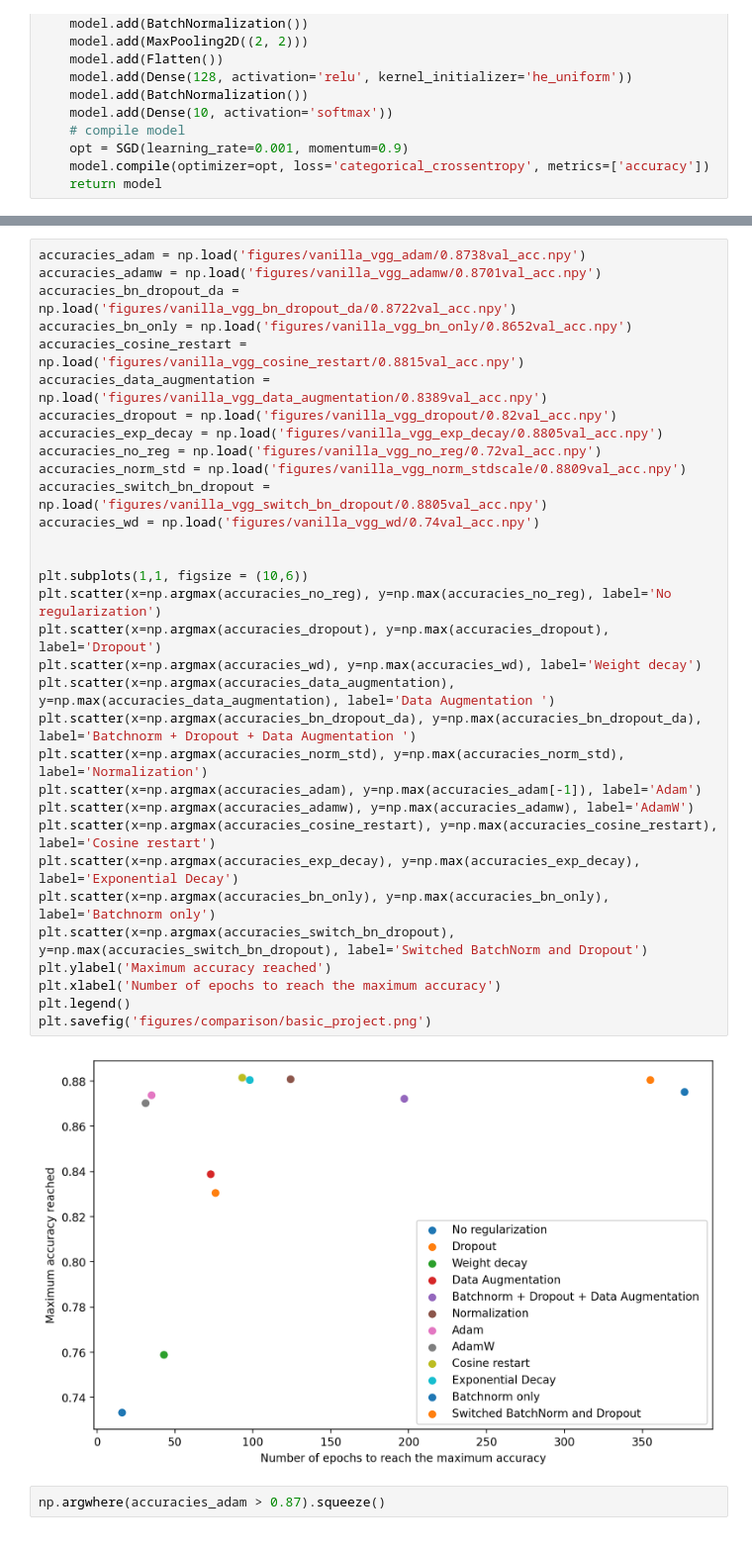
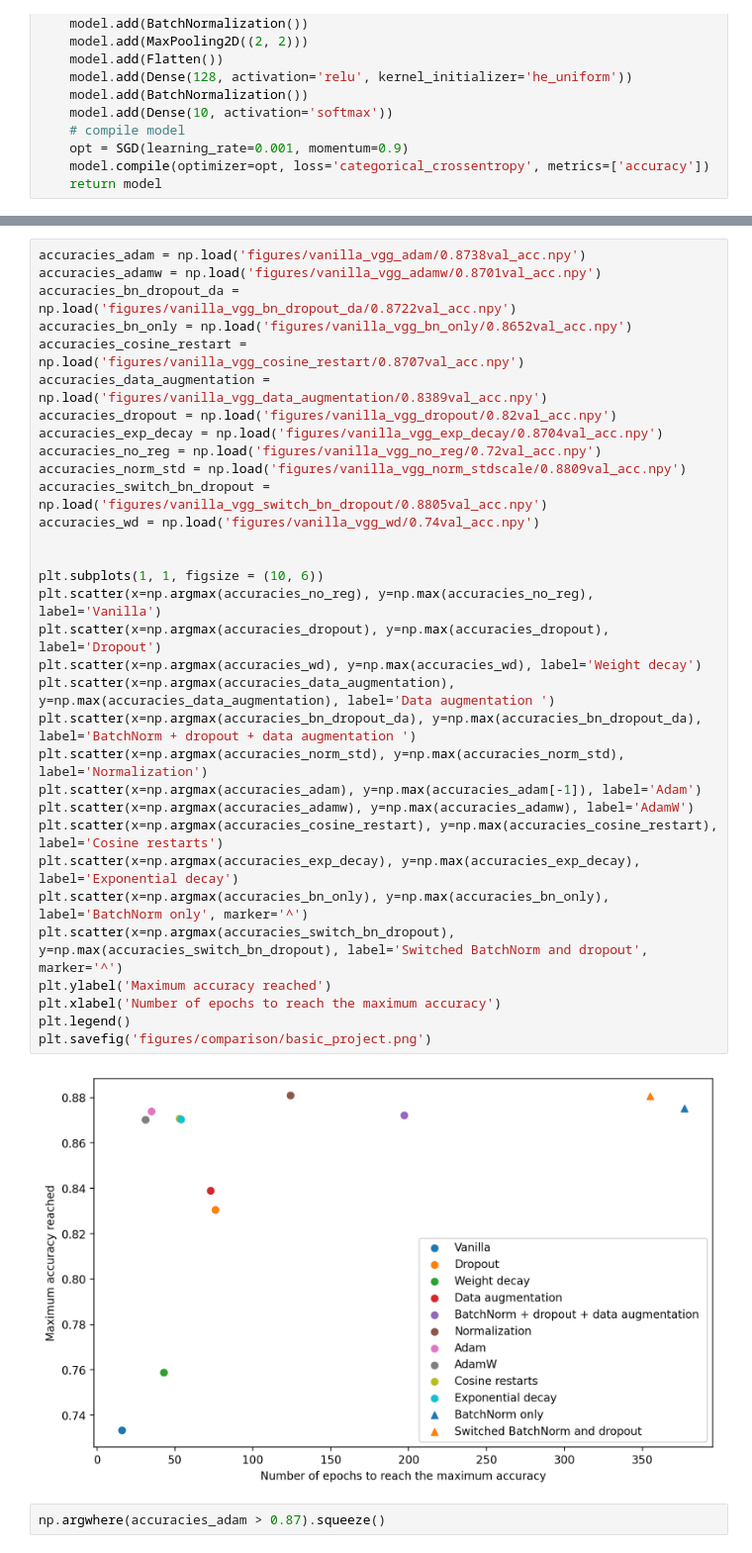
Before and after one commit to stefanvanberkum/ResNet, a Jupyter notebook: VGGNet.ipynb, the cells around one changed output, grey strips where cells are left out. Shown at 99% size. Saved outputs shown, nothing was run; the diff lists cells and outputs as text.

```diff
--- a/VGGNet.ipynb
+++ b/VGGNet.ipynb
@@ -1089,37 +1091,37 @@ Epoch 306/400
 # %%
 accuracies_adam = np.load('figures/vanilla_vgg_adam/0.8738val_acc.npy')
 accuracies_adamw = np.load('figures/vanilla_vgg_adamw/0.8701val_acc.npy')
 accuracies_bn_dropout_da = np.load('figures/vanilla_vgg_bn_dropout_da/0.8722val_acc.npy')
 accuracies_bn_only = np.load('figures/vanilla_vgg_bn_only/0.8652val_acc.npy')
-accuracies_cosine_restart = np.load('figures/vanilla_vgg_cosine_restart/0.8815val_acc.npy')
+accuracies_cosine_restart = np.load('figures/vanilla_vgg_cosine_restart/0.8707val_acc.npy')
 accuracies_data_augmentation = np.load('figures/vanilla_vgg_data_augmentation/0.8389val_acc.npy')
 accuracies_dropout = np.load('figures/vanilla_vgg_dropout/0.82val_acc.npy')
-accuracies_exp_decay = np.load('figures/vanilla_vgg_exp_decay/0.8805val_acc.npy')
+accuracies_exp_decay = np.load('figures/vanilla_vgg_exp_decay/0.8704val_acc.npy')
 accuracies_no_reg = np.load('figures/vanilla_vgg_no_reg/0.72val_acc.npy')
 accuracies_norm_std = np.load('figures/vanilla_vgg_norm_stdscale/0.8809val_acc.npy')
 accuracies_switch_bn_dropout = np.load('figures/vanilla_vgg_switch_bn_dropout/0.8805val_acc.npy')
 accuracies_wd = np.load('figures/vanilla_vgg_wd/0.74val_acc.npy')
 
 
-plt.subplots(1,1, figsize = (10,6))
-plt.scatter(x=np.argmax(accuracies_no_reg), y=np.max(accuracies_no_reg), label='No regularization')
+plt.subplots(1, 1, figsize = (10, 6))
+plt.scatter(x=np.argmax(accuracies_no_reg), y=np.max(accuracies_no_reg), label='Vanilla')
 plt.scatter(x=np.argmax(accuracies_dropout), y=np.max(accuracies_dropout), label='Dropout')
 plt.scatter(x=np.argmax(accuracies_wd), y=np.max(accuracies_wd), label='Weight decay')
-plt.scatter(x=np.argmax(accuracies_data_augmentation), y=np.max(accuracies_data_augmentation), label='Data Augmentation ')
-plt.scatter(x=np.argmax(accuracies_bn_dropout_da), y=np.max(accuracies_bn_dropout_da), label='Batchnorm + Dropout + Data Augmentation ')
+plt.scatter(x=np.argmax(accuracies_data_augmentation), y=np.max(accuracies_data_augmentation), label='Data augmentation ')
+plt.scatter(x=np.argmax(accuracies_bn_dropout_da), y=np.max(accuracies_bn_dropout_da), label='BatchNorm + dropout + data augmentation ')
 plt.scatter(x=np.argmax(accuracies_norm_std), y=np.max(accuracies_norm_std), label='Normalization')
 plt.scatter(x=np.argmax(accuracies_adam), y=np.max(accuracies_adam[-1]), label='Adam')
 plt.scatter(x=np.argmax(accuracies_adamw), y=np.max(accuracies_adamw), label='AdamW')
-plt.scatter(x=np.argmax(accuracies_cosine_restart), y=np.max(accuracies_cosine_restart), label='Cosine restart')
-plt.scatter(x=np.argmax(accuracies_exp_decay), y=np.max(accuracies_exp_decay), label='Exponential Decay')
-plt.scatter(x=np.argmax(accuracies_bn_only), y=np.max(accuracies_bn_only), label='Batchnorm only')
-plt.scatter(x=np.argmax(accuracies_switch_bn_dropout), y=np.max(accuracies_switch_bn_dropout), label='Switched BatchNorm and Dropout')
+plt.scatter(x=np.argmax(accuracies_cosine_restart), y=np.max(accuracies_cosine_restart), label='Cosine restarts')
+plt.scatter(x=np.argmax(accuracies_exp_decay), y=np.max(accuracies_exp_decay), label='Exponential decay')
+plt.scatter(x=np.argmax(accuracies_bn_only), y=np.max(accuracies_bn_only), label='BatchNorm only', marker='^')
+plt.scatter(x=np.argmax(accuracies_switch_bn_dropout), y=np.max(accuracies_switch_bn_dropout), label='Switched BatchNorm and dropout', marker='^')
 plt.ylabel('Maximum accuracy reached')
 plt.xlabel('Number of epochs to reach the maximum accuracy')
 plt.legend()
 plt.savefig('figures/comparison/basic_project.png')
 # %% [output]
-[figure, old version]
+[figure, new version]
 # %%
 np.argwhere(accuracies_adam > 0.87).squeeze()
 # %% [output]
```
Also changed, not shown: parts of 1 cell of this notebook.
